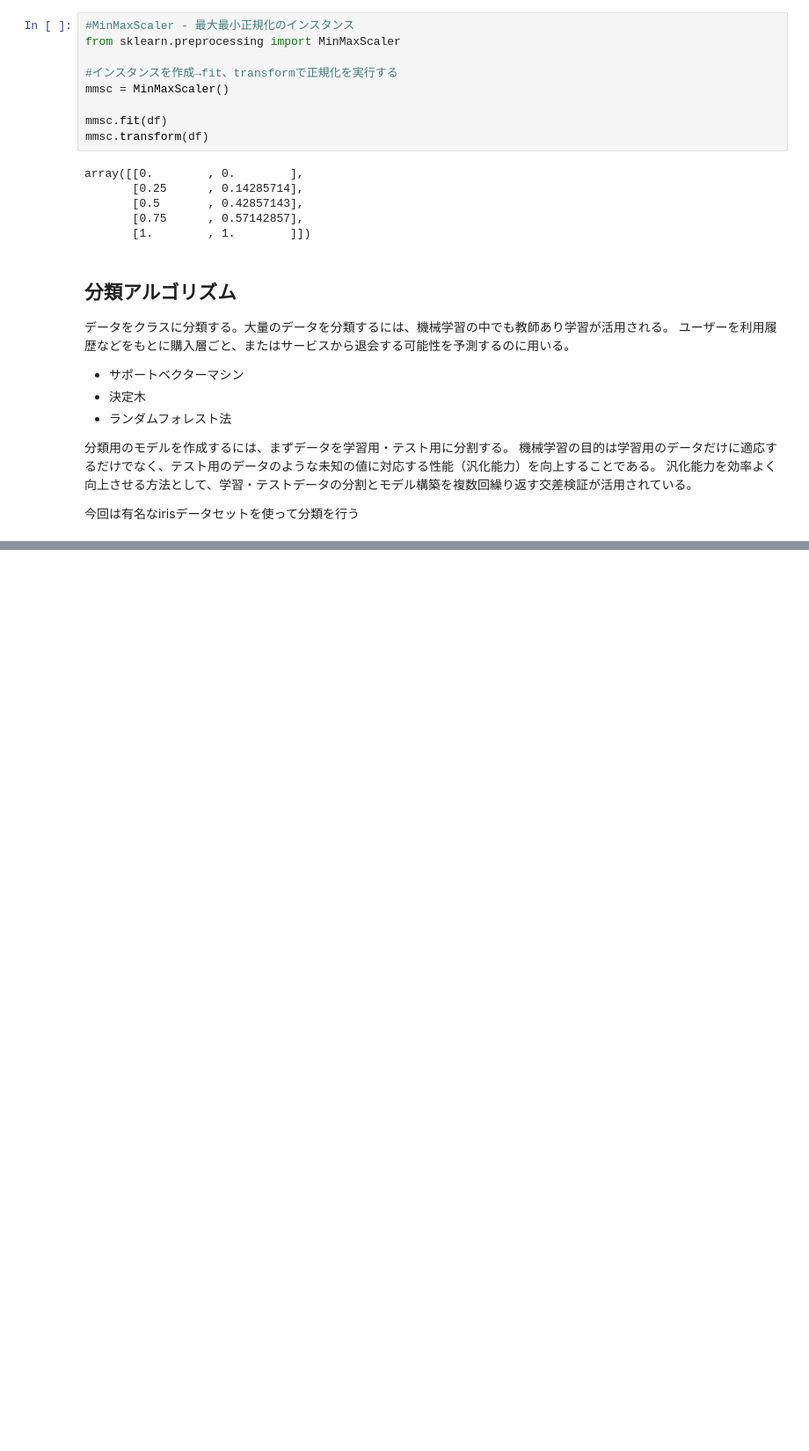
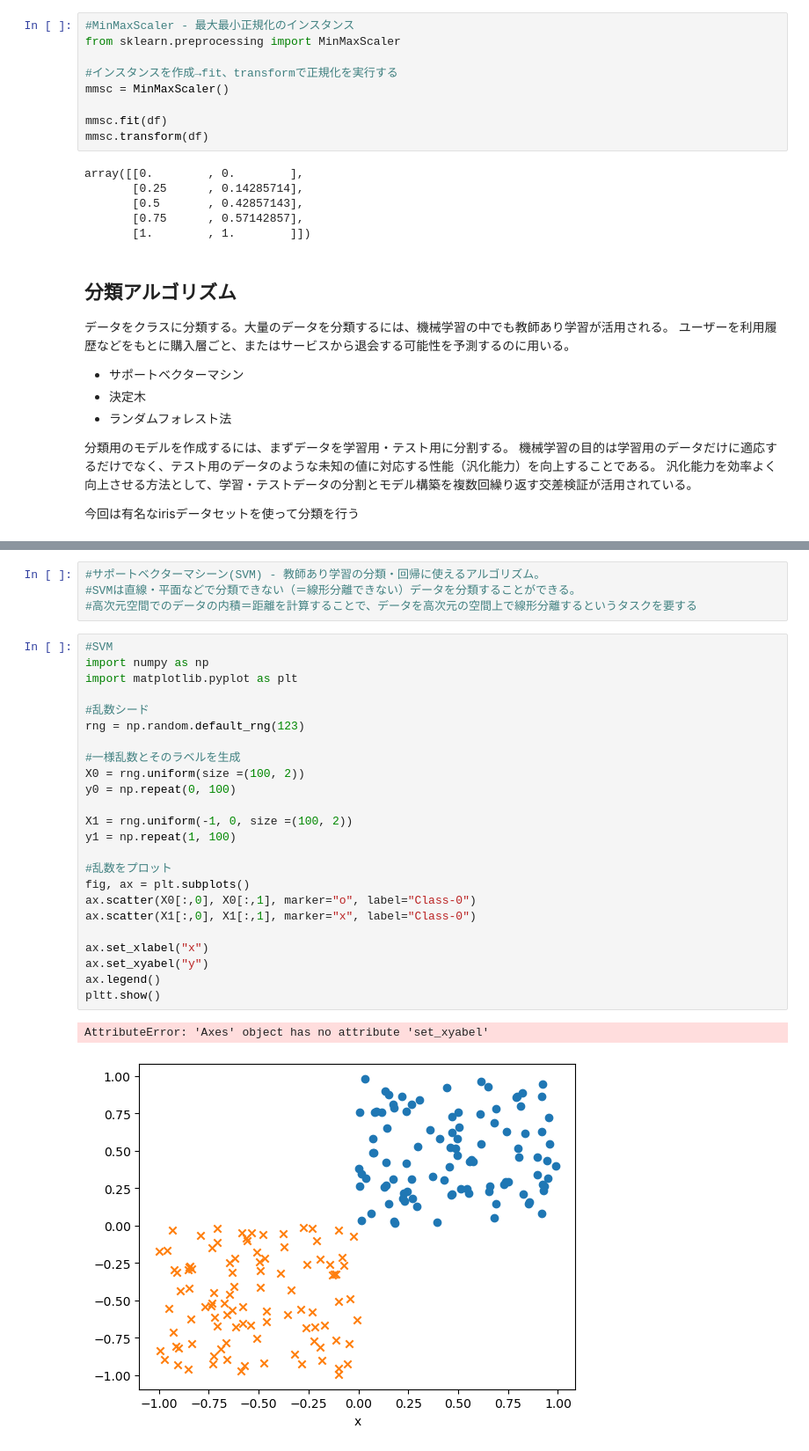
Before and after one commit to KNemoto255/python_DataAnalysis, a Jupyter notebook: Python_DataAnalysis_Scikit-Learn.ipynb, the cells around one changed output, grey strips where cells are left out. Shown at 88% size. Saved outputs shown, nothing was run; the diff lists cells and outputs as text; blank space fills up the shorter version.

```diff
--- a/Python_DataAnalysis_Scikit-Learn.ipynb
+++ b/Python_DataAnalysis_Scikit-Learn.ipynb
@@ -191,0 +262,31 @@ array([[0.        , 0.        ],
+# %%
+#サポートベクターマシーン(SVM) - 教師あり学習の分類・回帰に使えるアルゴリズム。
+#SVMは直線・平面などで分類できない（＝線形分離できない）データを分類することができる。
+#高次元空間でのデータの内積＝距離を計算することで、データを高次元の空間上で線形分離するというタスクを要する
+# %%
+#SVM
+import numpy as np
+import matplotlib.pyplot as plt
+
+#乱数シード
+rng = np.random.default_rng(123)
+
+#一様乱数とそのラベルを生成
+X0 = rng.uniform(size =(100, 2))
+y0 = np.repeat(0, 100)
+
+X1 = rng.uniform(-1, 0, size =(100, 2))
+y1 = np.repeat(1, 100)
+
+#乱数をプロット
+fig, ax = plt.subplots()
+ax.scatter(X0[:,0], X0[:,1], marker="o", label="Class-0")
+ax.scatter(X1[:,0], X1[:,1], marker="x", label="Class-0")
+
+ax.set_xlabel("x")
+ax.set_xyabel("y")
+ax.legend()
+pltt.show()
+# %% [output]
+AttributeError: 'Axes' object has no attribute 'set_xyabel'
+[figure, added]
```
Also changed, not shown: parts of 9 cells of this notebook.
